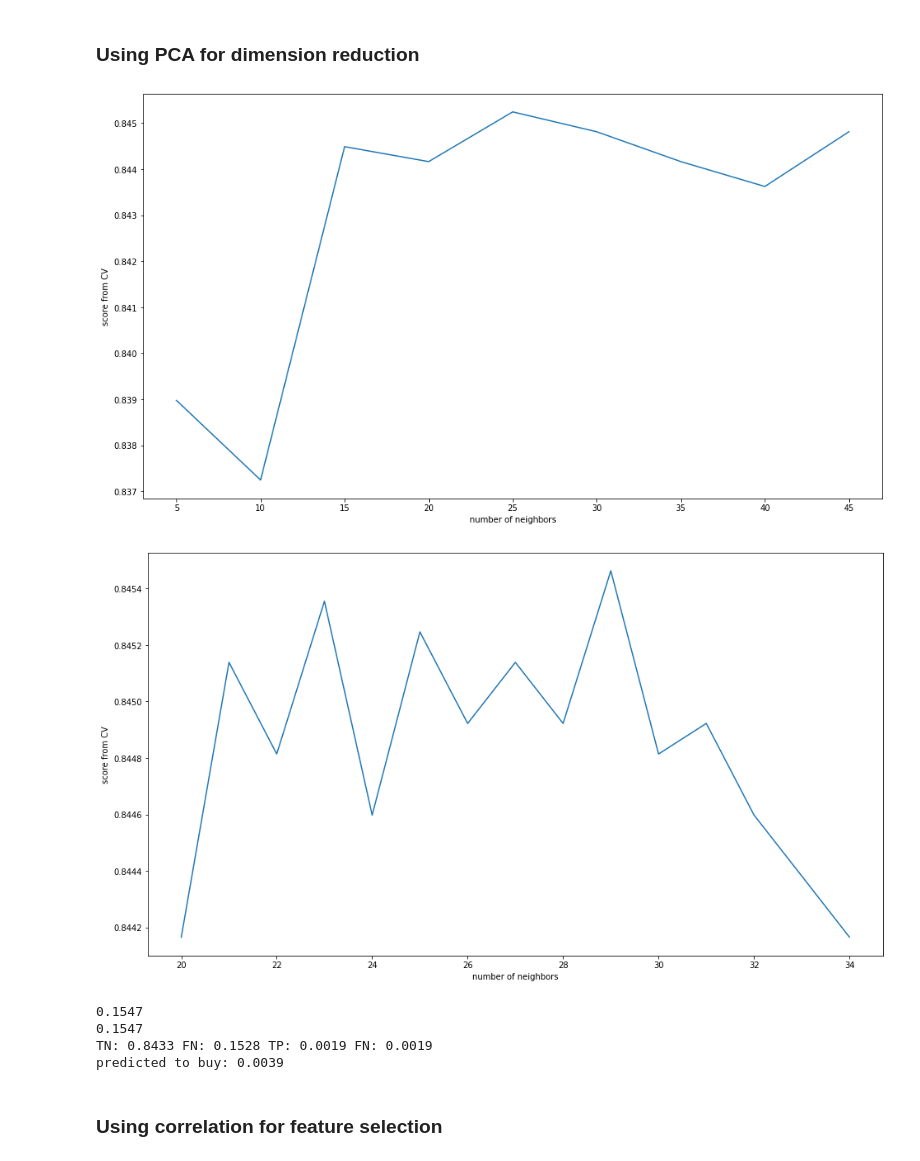
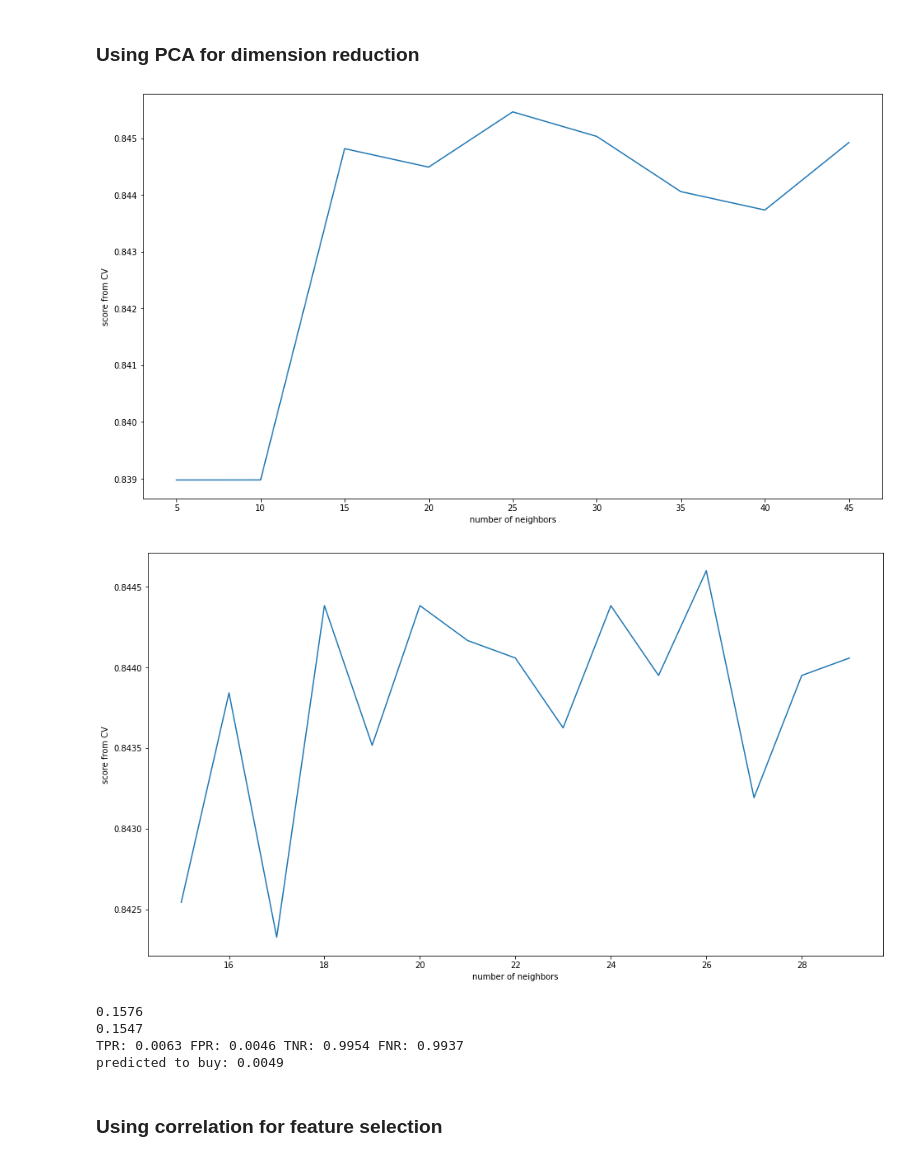
Before and after one commit to carolliu42/CS532_project, a Jupyter notebook: Project.ipynb, the cells around one changed output. Cells and saved outputs as stored; diff of their text form; code cells hidden in the pictures.

```diff
--- a/Project.ipynb
+++ b/Project.ipynb
@@ -37,7 +37,7 @@ raw_data.head(3)
 # build a new dataframe and change some data type
 shopperdata = raw_data
 shopperdata[['OperatingSystems','Browser','Region','TrafficType']] = shopperdata[['OperatingSystems','Browser','Region','TrafficType']].astype('object')
-shopperdata['Revenue'] = shopperdata['Revenue'].replace([True,False],[1,0])
+shopperdata['Revenue'] = shopperdata['Revenue'].replace([True,False],[1,-1])
 shopperdata['Weekend'] = shopperdata['Weekend'].astype("int")
 print(shopperdata.info())
 # %% [output]
@@ -344,18 +344,18 @@ plt.xlabel("number of neighbors")
 plt.ylabel("score from CV")
 plt.show()
 # %% [output]
-[figure, old version]
+[figure, new version]
 # %%
 score = []
-for i in range (20,35,1):
-    once = cross_val_score(KNN(i+1),Xtrain_PCA,ytrain,cv=10).mean()
+for i in range (15,30,1):
+    once = cross_val_score(KNN(i),Xtrain_PCA,ytrain,cv=5).mean()
     score.append(once)
 # %%
 plt.figure(figsize=[16,9])
-plt.plot(range(20,35,1),score)
+plt.plot(range(15,30,1),score)
 plt.xlabel("number of neighbors")
 plt.ylabel("score from CV")
 plt.show()
 # %% [output]
-[figure, old version]
+[figure, new version]
 # %%
@@ -372,16 +372,16 @@ FP = CM[0][1]/len(ytest)
 # %%
 print(np.round(err_rate_KNN_PCA,4))
 print(np.round((ytest==1).sum()/len(ytest),4))
-print("TN:", np.round(TN,4),
-      "FN:", np.round(FN,4),
-      "TP:", np.round(TP,4),
-      "FN:", np.round(FP,4))
-print("predicted to buy:", np.round((ytest_PCA==1).sum()/len(ytest),4))
+print("TPR:", np.round(TPR,4),
+      "FPR:", np.round(FPR,4),
+      "TNR:", np.round(TNR,4),
+      "FNR:", np.round(FNR,4))
+print("predicted to buy:", np.round((ytest_knn_PCA==1).sum()/len(ytest),4))
 # %% [output]
+0.1576
 0.1547
-0.1547
-TN: 0.8433 FN: 0.1528 TP: 0.0019 FN: 0.0019
-predicted to buy: 0.0039
+TPR: 0.0063 FPR: 0.0046 TNR: 0.9954 FNR: 0.9937
+predicted to buy: 0.0049
 # %% [markdown]
 ### Using correlation for feature selection
 # %%
```
Also changed, not shown: parts of 28 cells of this notebook.
